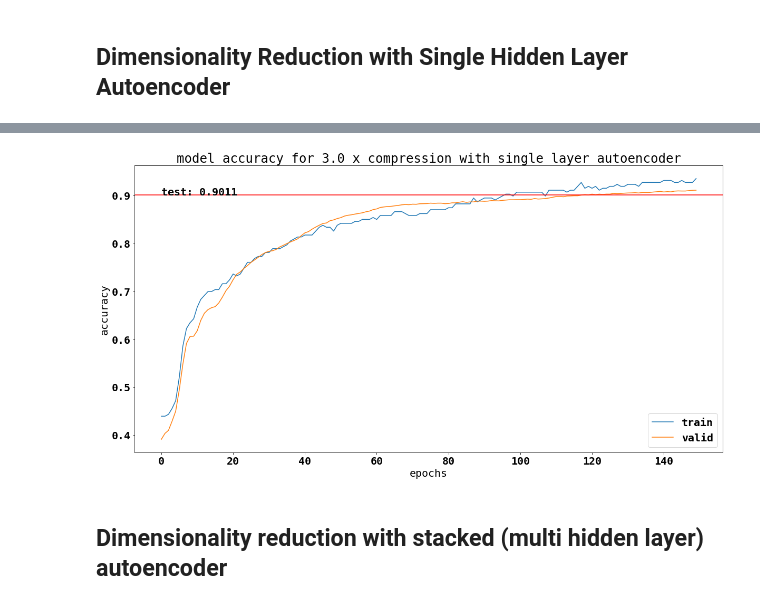
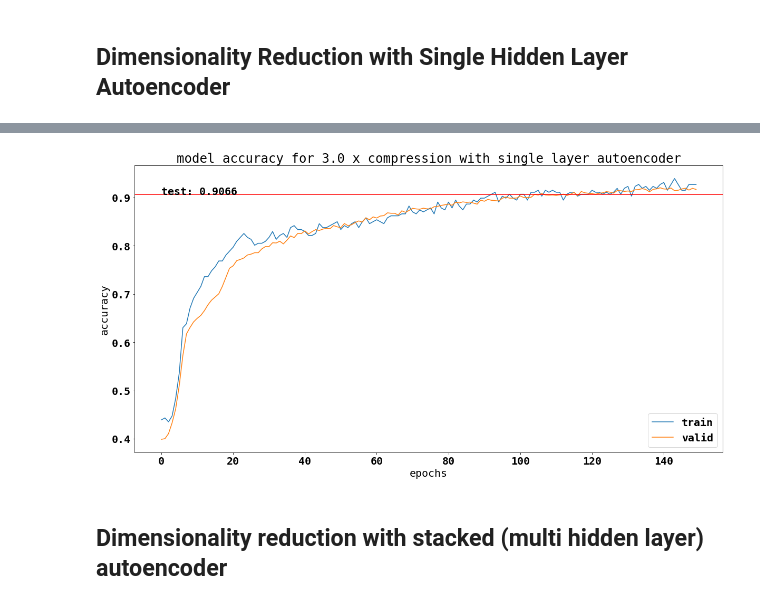
Before and after one commit to philippgrafendorfe/stackedautoencoders, a Jupyter notebook: ROBO_Autoencoder.ipynb, the cells around one changed output, grey strips where cells are left out. Drawn from its saved outputs; the diff is of its cells as text; code cells hidden in the pictures.

```diff
--- a/ROBO_Autoencoder.ipynb
+++ b/ROBO_Autoencoder.ipynb
@@ -178,7 +176,7 @@ model.fit(x_train, y_train,
           epochs=epochsize,
           verbose=0,
           shuffle=shuffle,
-          validation_split=0.1)
-score = model.evaluate(x_val, y_val)[1]
-print(score)
+          validation_split=0.05)
+nn_score = model.evaluate(x_val, y_val)[1]
+print(nn_score)
 # %% [output]
@@ -198,8 +209,8 @@ One can easily see that our results are better.
 ## Dimensionality Reduction with Single Hidden Layer Autoencoder
 # %%
 encoder_dim = 8
-hidden1_dim = 20
-hidden2_dim = 20
+hidden1_dim = 30
+hidden2_dim = 30
 # %%
 main_input = Input(shape=(input_dim,), dtype='float32', name='main_input')
 
@@ -211,7 +222,9 @@ decoding_layer_output = Dense(input_dim
                               ,kernel_initializer='normal')(encoding_layer_output)
 
 x = Dense(hidden1_dim, activation='relu', kernel_initializer='normal')(encoding_layer_output)
+x = Dropout(dropout)(x)
 x = Dense(hidden2_dim, activation='relu', kernel_initializer='normal')(x)
+x = Dropout(dropout)(x)
 
 classifier_output = Dense(num_classes
                           ,activation='softmax'
@@ -239,6 +252,6 @@ auto_classifier.fit({'main_input': x_train},
                     validation_split=0.05,
                     verbose=0)
 
-score = auto_classifier.evaluate(x=x_val, y=[y_val, x_val], verbose=1)
-print(score[3])
+score = auto_classifier.evaluate(x=x_val, y=[y_val, x_val], verbose=1)[3]
+print(score)
 # %% [output]
@@ -247,16 +260,16 @@ print(score[3])
 # %%
 fig = plt.figure(figsize=(20,10))
 plt.plot(auto_classifier.history.history['val_main_output_acc'])
 plt.plot(auto_classifier.history.history['main_output_acc'])
-plt.axhline(y=score[3], c="red")
-plt.text(0, score[3], "test: " + str(round(score[3], 4)), fontdict=font)
+plt.axhline(y=score, c="red")
+plt.text(0, score, "test: " + str(round(score, 4)), fontdict=font)
 plt.title('model accuracy for ' + str(round(input_dim/encoder_dim, 2)) +  ' x compression with single layer autoencoder')
 plt.ylabel('accuracy')
 plt.xlabel('epochs')
 plt.legend(['train', 'valid'], loc='lower right')
 plt.show()
 # %% [output]
-[figure, old version]
+[figure, new version]
 # %% [markdown]
 ## Dimensionality reduction with stacked (multi hidden layer) autoencoder
 # %%
```
Also changed, not shown: parts of 21 cells of this notebook, 5 other files.
